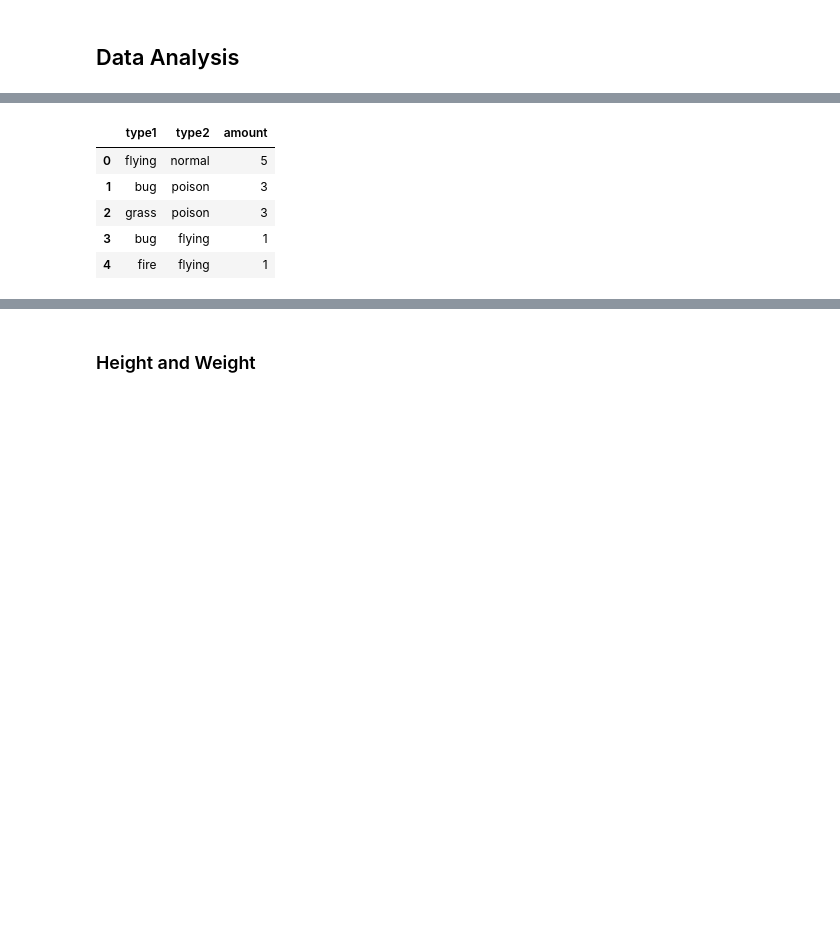
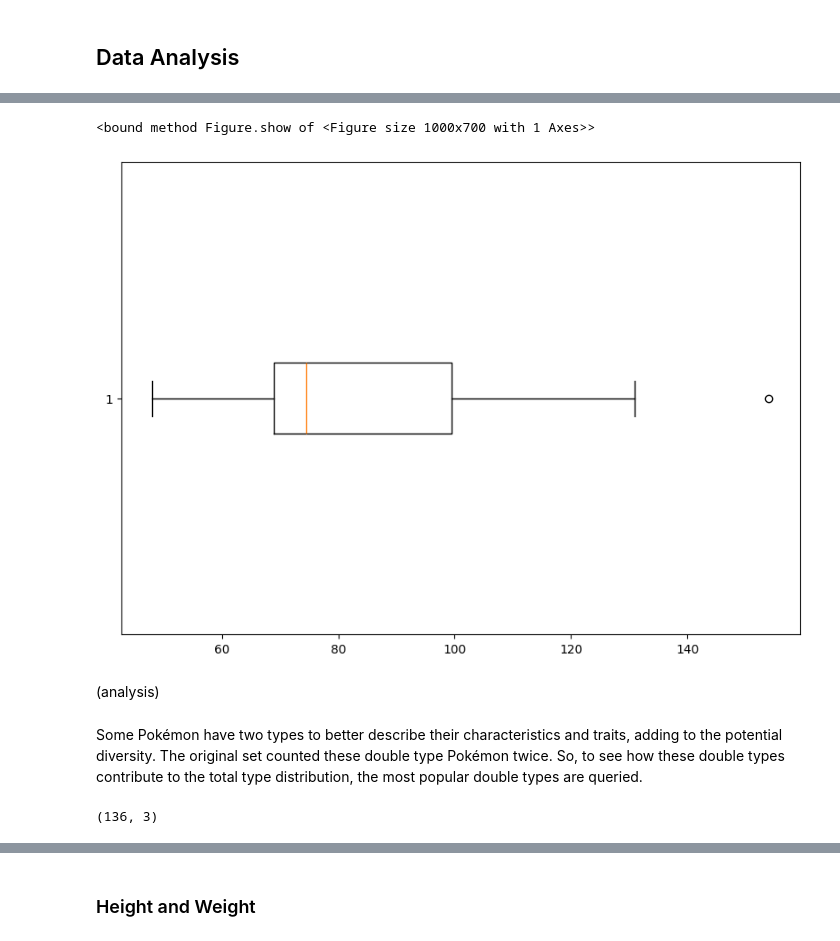
Before and after one commit to jarjc001/PokemonDataProject, a Jupyter notebook: Pokemon_Data_analysis.ipynb, the cells around one changed output, grey strips where cells are left out. Saved outputs shown, nothing was run; the diff lists cells and outputs as text; code cells hidden in the pictures; blank space fills up the shorter version.

```diff
--- a/Pokemon_Data_analysis.ipynb
+++ b/Pokemon_Data_analysis.ipynb
@@ -140,3 +175,14 @@ Popular pokemon type pairing apart from single typeing
+# %%
+fig = plt.figure(figsize =(10, 7))
+plt.boxplot(y,vert = 0)
+fig.show
+# %% [output]
+<bound method Figure.show of <Figure size 1000x700 with 1 Axes>>
+[figure, added]
+# %% [markdown]
+(analysis)
+# %% [markdown]
+Some Pokémon have two types to better describe their characteristics and traits, adding to the potential diversity. The original set counted these double type Pokémon twice. So, to see how these double types contribute to the total type distribution, the most popular double types are queried.
 # %%
 type_pairing_str: str = \
 """
@@ -153,11 +202,6 @@ type_pairing_str: str = \
 """
 # %%
 df_type_pairing = pd.read_sql(type_pairing_str, engine)
-df_type_pairing.head()
+df_type_pairing.shape
 # %% [output]
-|  | type1 | type2 | amount |
-| 0 | flying | normal | 5 |
-| 1 | bug | poison | 3 |
-| 2 | grass | poison | 3 |
-| 3 | bug | flying | 1 |
-| 4 | fire | flying | 1 |
+(136, 3)
```
Also changed, not shown: parts of 33 cells of this notebook, 4 other files.
